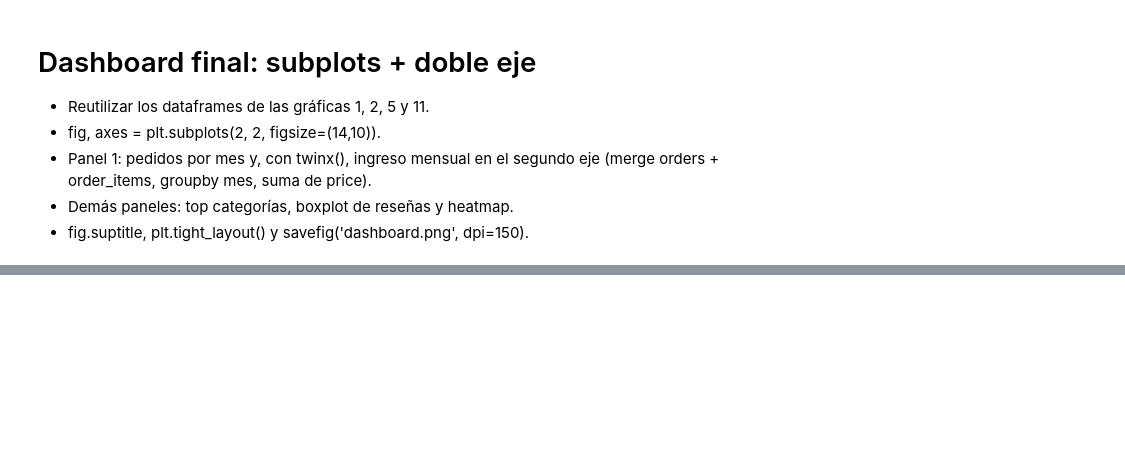
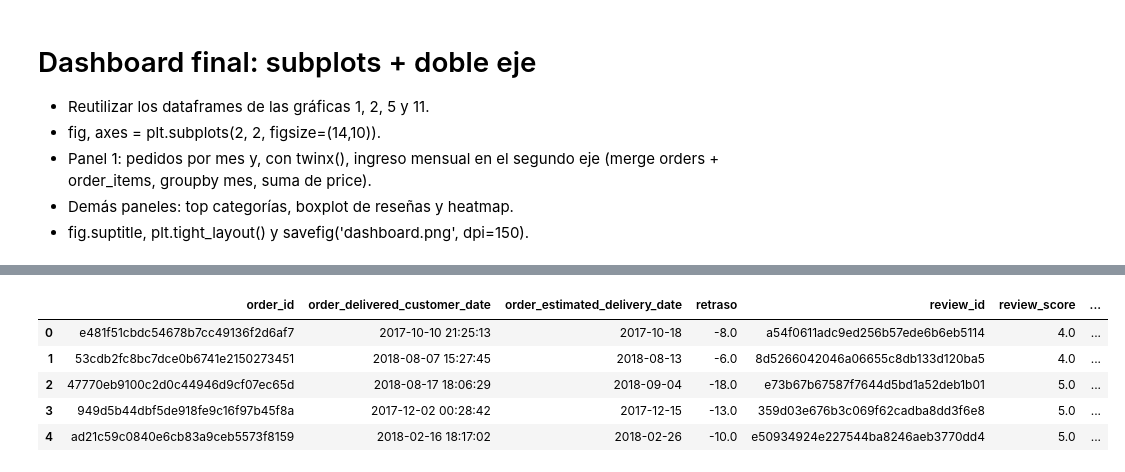
Before and after one commit to KMG1304/Tareas, a Jupyter notebook: Graficas 2.ipynb, the cells around one changed output, grey strips where cells are left out. Saved outputs shown, nothing was run; the diff lists cells and outputs as text; code cells hidden in the pictures; blank space fills up the shorter version.

```diff
--- a/Graficas 2.ipynb
+++ b/Graficas 2.ipynb
@@ -383,0 +393,9 @@ fig.suptitle("Ejercicio 12"), plt.tight_layout(), plt.savefig('dashboard.png', d
+# %%
+df_5.head()
+# %% [output]
+|  | order_id | order_delivered_customer_date | order_estimated_delivery_date | retraso | review_id | review_score | ... |
+| 0 | e481f51cbdc54678b7cc49136f2d6af7 | 2017-10-10 21:25:13 | 2017-10-18 | -8.0 | a54f0611adc9ed256b57ede6b6eb5114 | 4.0 | ... |
+| 1 | 53cdb2fc8bc7dce0b6741e2150273451 | 2018-08-07 15:27:45 | 2018-08-13 | -6.0 | 8d5266042046a06655c8db133d120ba5 | 4.0 | ... |
+| 2 | 47770eb9100c2d0c44946d9cf07ec65d | 2018-08-17 18:06:29 | 2018-09-04 | -18.0 | e73b67b67587f7644d5bd1a52deb1b01 | 5.0 | ... |
+| 3 | 949d5b44dbf5de918fe9c16f97b45f8a | 2017-12-02 00:28:42 | 2017-12-15 | -13.0 | 359d03e676b3c069f62cadba8dd3f6e8 | 5.0 | ... |
+| 4 | ad21c59c0840e6cb83a9ceb5573f8159 | 2018-02-16 18:17:02 | 2018-02-26 | -10.0 | e50934924e227544ba8246aeb3770dd4 | 5.0 | ... |
```
Also changed, not shown: parts of 5 cells of this notebook.
